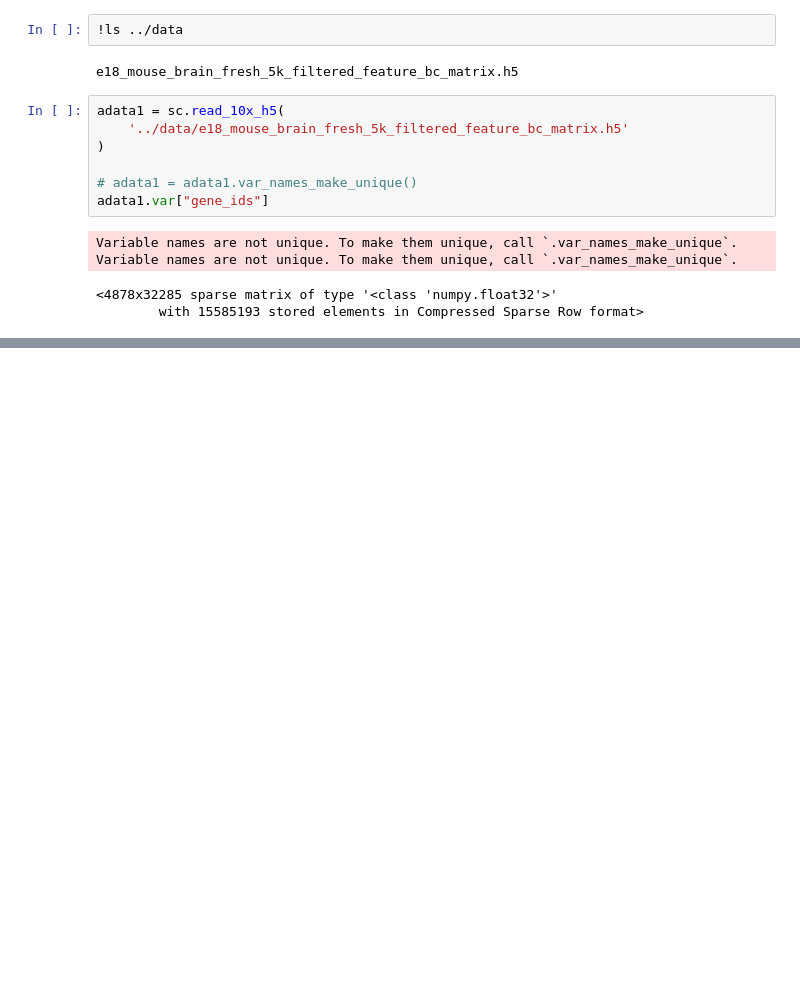
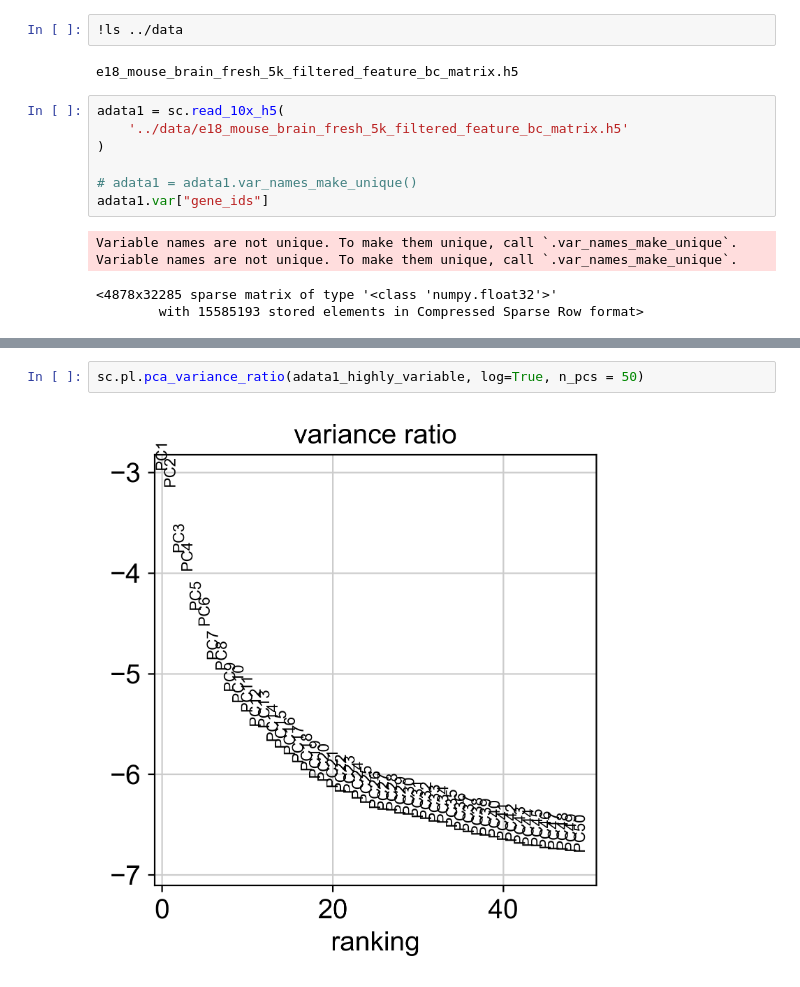
Before and after one commit to RenhaoL/HST508_Fall2022_final_project, a Jupyter notebook: codes/20221115_exploratory_analysis.ipynb, the cells around one changed output, grey strips where cells are left out. Saved outputs shown, nothing was run; the diff lists cells and outputs as text; blank space fills up the shorter version.

```diff
--- a/codes/20221115_exploratory_analysis.ipynb
+++ b/codes/20221115_exploratory_analysis.ipynb
@@ -32,0 +89,4 @@ Variable names are not unique. To make them unique, call `.var_names_make_unique
+# %%
+sc.pl.pca_variance_ratio(adata1_highly_variable, log=True, n_pcs = 50)
+# %% [output]
+[figure, added]
```
Also changed, not shown: parts of 9 cells of this notebook.
